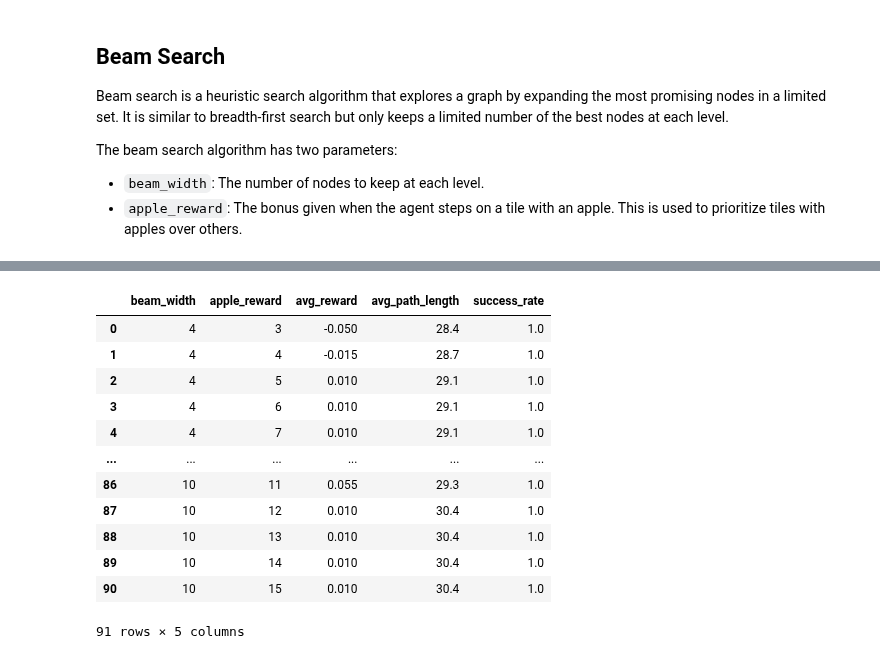
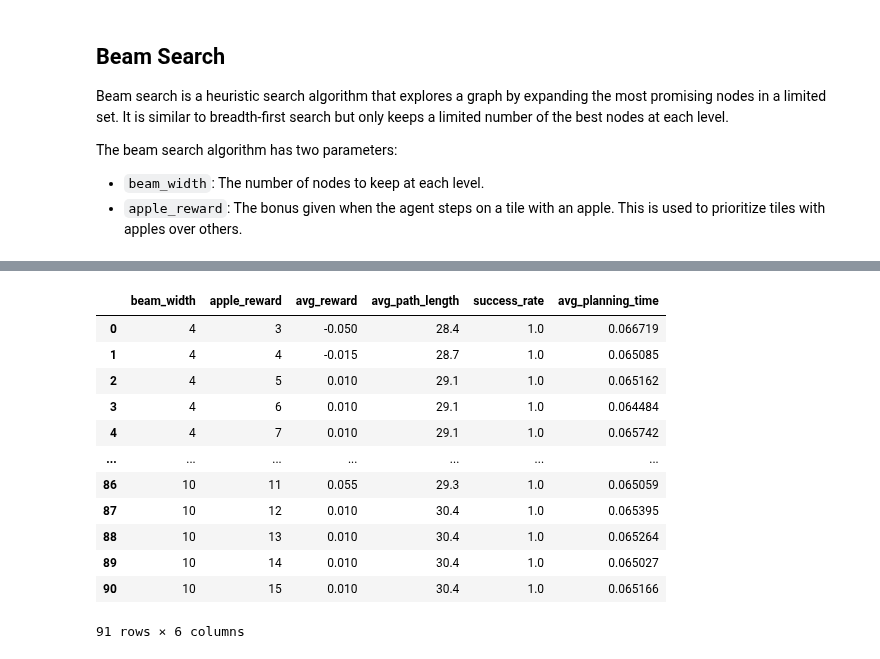
Before and after one commit to Alexthw46/AIF, a Jupyter notebook: Benchmark_Offline.ipynb, the cells around one changed output, grey strips where cells are left out. Saved outputs shown, nothing was run; the diff lists cells and outputs as text; code cells hidden in the pictures.

```diff
--- a/Benchmark_Offline.ipynb
+++ b/Benchmark_Offline.ipynb
@@ -418,5 +278,4 @@ param_grid = {
     'apple_reward': np.arange(3, 16)  # from 3 to 15
 }
 
-df = benchmark_simulation(lava_env_generator, beam_search_apple, seeds, param_grid)
-print(df)
+beam_search_df = benchmark_simulation(lava_env_generator, beam_search_apple, seeds, param_grid)
@@ -441,24 +282,25 @@ print(df)
 # %%
 group_cols = ['beam_width', 'apple_reward']  # adapt to your param grid
-agg_df = df.groupby(group_cols).agg(
+beam_search_avg_df = beam_search_df.groupby(group_cols).agg(
     avg_reward=('reward', 'mean'),
     avg_path_length=('path_length', 'mean'),
-    success_rate=('success', 'mean')
+    success_rate=('success', 'mean'),
+    avg_planning_time=('planning_time', 'mean')
 ).reset_index()
 
 # print the combinations with a success rate less than 1
-agg_df
+beam_search_avg_df
 # %% [output]
-|  | beam_width | apple_reward | avg_reward | avg_path_length | success_rate |
-| 0 | 4 | 3 | -0.050 | 28.4 | 1.0 |
-| 1 | 4 | 4 | -0.015 | 28.7 | 1.0 |
-| 2 | 4 | 5 | 0.010 | 29.1 | 1.0 |
-| 3 | 4 | 6 | 0.010 | 29.1 | 1.0 |
-| 4 | 4 | 7 | 0.010 | 29.1 | 1.0 |
-| ... | ... | ... | ... | ... | ... |
-| 86 | 10 | 11 | 0.055 | 29.3 | 1.0 |
-| 87 | 10 | 12 | 0.010 | 30.4 | 1.0 |
-| 88 | 10 | 13 | 0.010 | 30.4 | 1.0 |
-| 89 | 10 | 14 | 0.010 | 30.4 | 1.0 |
-| 90 | 10 | 15 | 0.010 | 30.4 | 1.0 |
+|  | beam_width | apple_reward | avg_reward | avg_path_length | success_rate | avg_planning_time |
+| 0 | 4 | 3 | -0.050 | 28.4 | 1.0 | 0.066719 |
+| 1 | 4 | 4 | -0.015 | 28.7 | 1.0 | 0.065085 |
+| 2 | 4 | 5 | 0.010 | 29.1 | 1.0 | 0.065162 |
+| 3 | 4 | 6 | 0.010 | 29.1 | 1.0 | 0.064484 |
+| 4 | 4 | 7 | 0.010 | 29.1 | 1.0 | 0.065742 |
+| ... | ... | ... | ... | ... | ... | ... |
+| 86 | 10 | 11 | 0.055 | 29.3 | 1.0 | 0.065059 |
+| 87 | 10 | 12 | 0.010 | 30.4 | 1.0 | 0.065395 |
+| 88 | 10 | 13 | 0.010 | 30.4 | 1.0 | 0.065264 |
+| 89 | 10 | 14 | 0.010 | 30.4 | 1.0 | 0.065027 |
+| 90 | 10 | 15 | 0.010 | 30.4 | 1.0 | 0.065166 |
-91 rows × 5 columns
+91 rows × 6 columns
```
Also changed, not shown: parts of 23 cells of this notebook, 1 other file.
